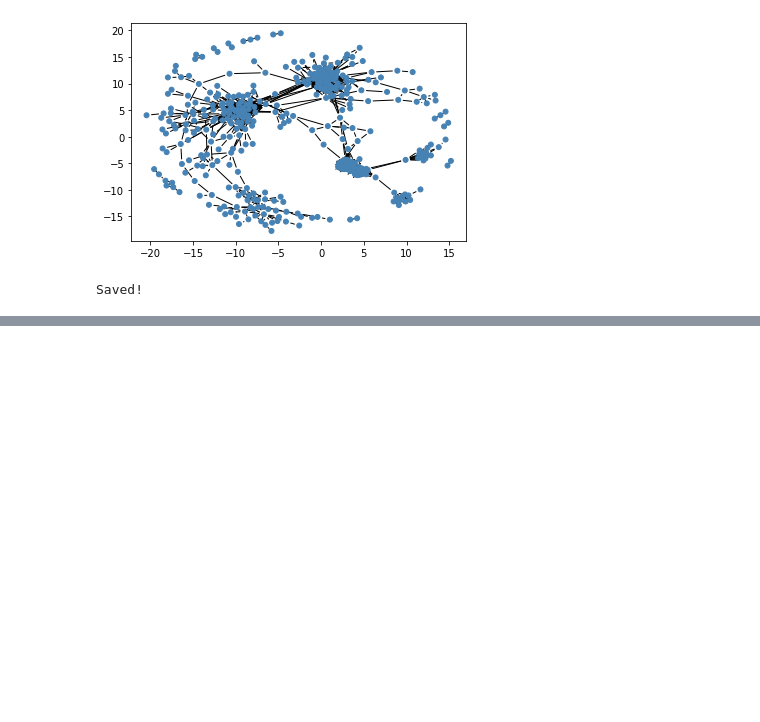
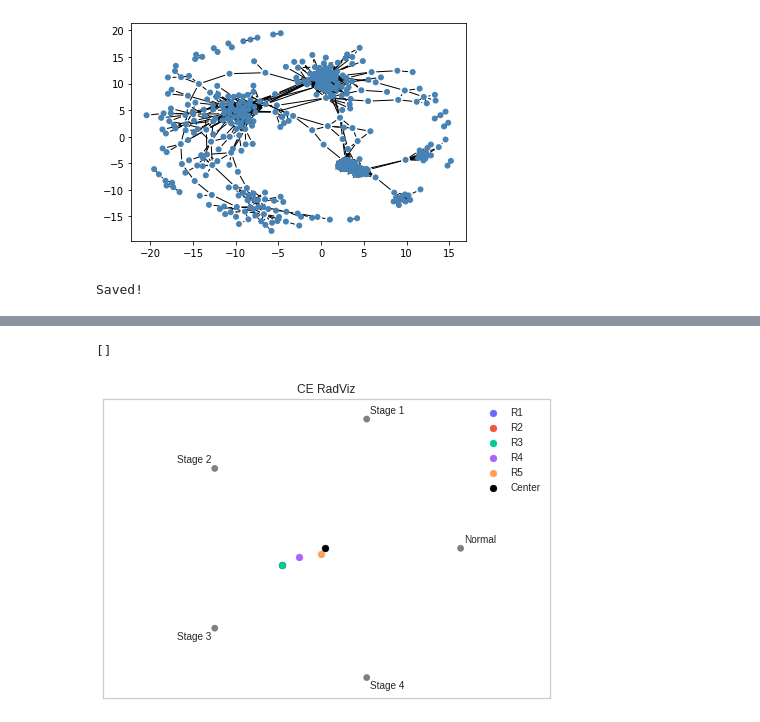
Before and after one commit to colombelli/gat-cancer-staging, a Jupyter notebook: notebooks/viz nets.ipynb, the cells around one changed output, grey strips where cells are left out. Cells and saved outputs as stored; diff of their text form; code cells hidden in the pictures; blank space fills up the shorter version.

Commit message:
Add radviz visualizations

```diff
--- a/notebooks/viz nets.ipynb
+++ b/notebooks/viz nets.ipynb
@@ -213,19 +213,2 @@ out = plot_cis()
 # %%
 ci_df, ce_df = get_ci_ce_dfs()
-# %%
-dfs = []
-
-for i, net in enumerate(nets):
-    v = ci_df.iloc[[i], :].values[0]
-    c = ci_df.columns.values
-    df = pd.DataFrame()
-    df['CI'] = v
-    df['Class'] = c
-    df['Network'] = [net]*len(v)
-    dfs.append(df)
-
-
-df = pd.concat(dfs)
-sns.set_theme(style="whitegrid")
-sns.barplot(x="Class", y="CI", data=df, hue="Network").set_title("CI Comparison")
-plt.savefig(base+"ci_comparison.png")
@@ -250,0 +215,5 @@ ips
+# %%
+ce_df['Network'] = ce_df.index.values
+ce_df = ce_df.reset_index()
+ce_df = ce_df.iloc[:, 2:]
+ce_df
@@ -250,0 +229,13 @@ ips
+# %%
+ce_df.loc[5] = [0,0,0,0,0, "Center"]
+ce_df.loc[6] = [1,1,1,1,1, "Center"]
+# %%
+radplot = pd.plotting.radviz(ce_df, 'Network', color=['#636efa', '#ef553b',
+                                                      '#00cc96', '#ab63fa',
+                                                      '#ffa15a', "black"])
+radplot.title.set_text('CE RadViz')
+radplot.set_xticks([])
+radplot.set_yticks([])
+# %% [output]
+[]
+[figure, added]
```
Also changed, not shown: parts of 17 cells of this notebook.
